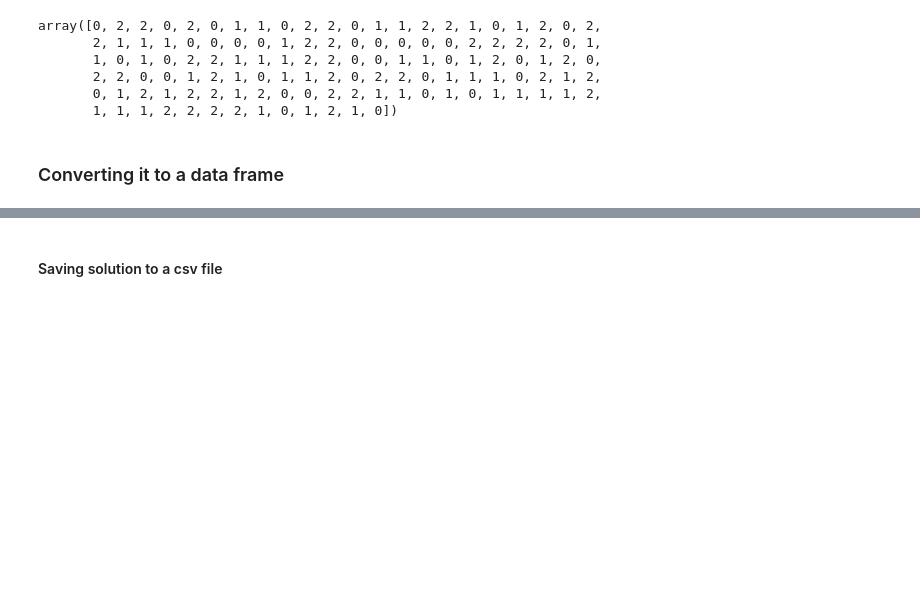
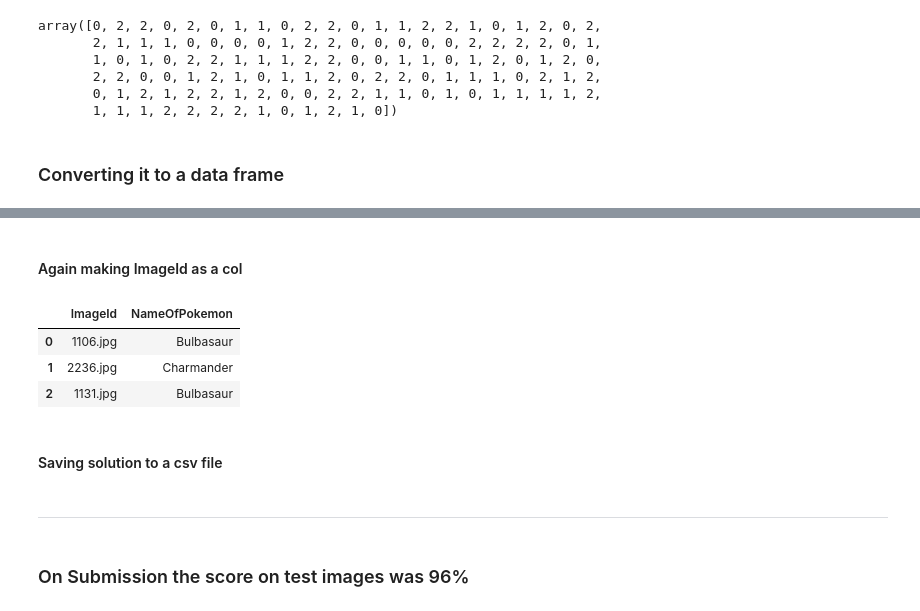
Before and after one commit to AviKasliwal/Pokedex, a Jupyter notebook: Pokedex.ipynb, the cells around one changed output, grey strips where cells are left out. Cells and saved outputs as stored; diff of their text form; code cells hidden in the pictures; blank space fills up the shorter version.

```diff
--- a/Pokedex.ipynb
+++ b/Pokedex.ipynb
@@ -278,0 +272,2 @@ df.head(15)
+# %%
+new_index = sample_submission.ImageId
@@ -279,4 +284,19 @@ df.head(15)
+# %% [markdown]
+#### Again making ImageId as a col
+# %%
+df.reset_index(inplace = True)
+
+df.head(3)
+# %% [output]
+|  | ImageId | NameOfPokemon |
+| 0 | 1106.jpg | Bulbasaur |
+| 1 | 2236.jpg | Charmander |
+| 2 | 1131.jpg | Bulbasaur |
 # %% [markdown]
 #### Saving solution to a csv file
 # %%
 df.to_csv('PokemonPrediction.csv', index = False)
+# %% [markdown]
+___
+# %% [markdown]
+### On Submission the score on test images was 96%
```
Also changed, not shown: parts of 10 cells of this notebook, 2 other files.
